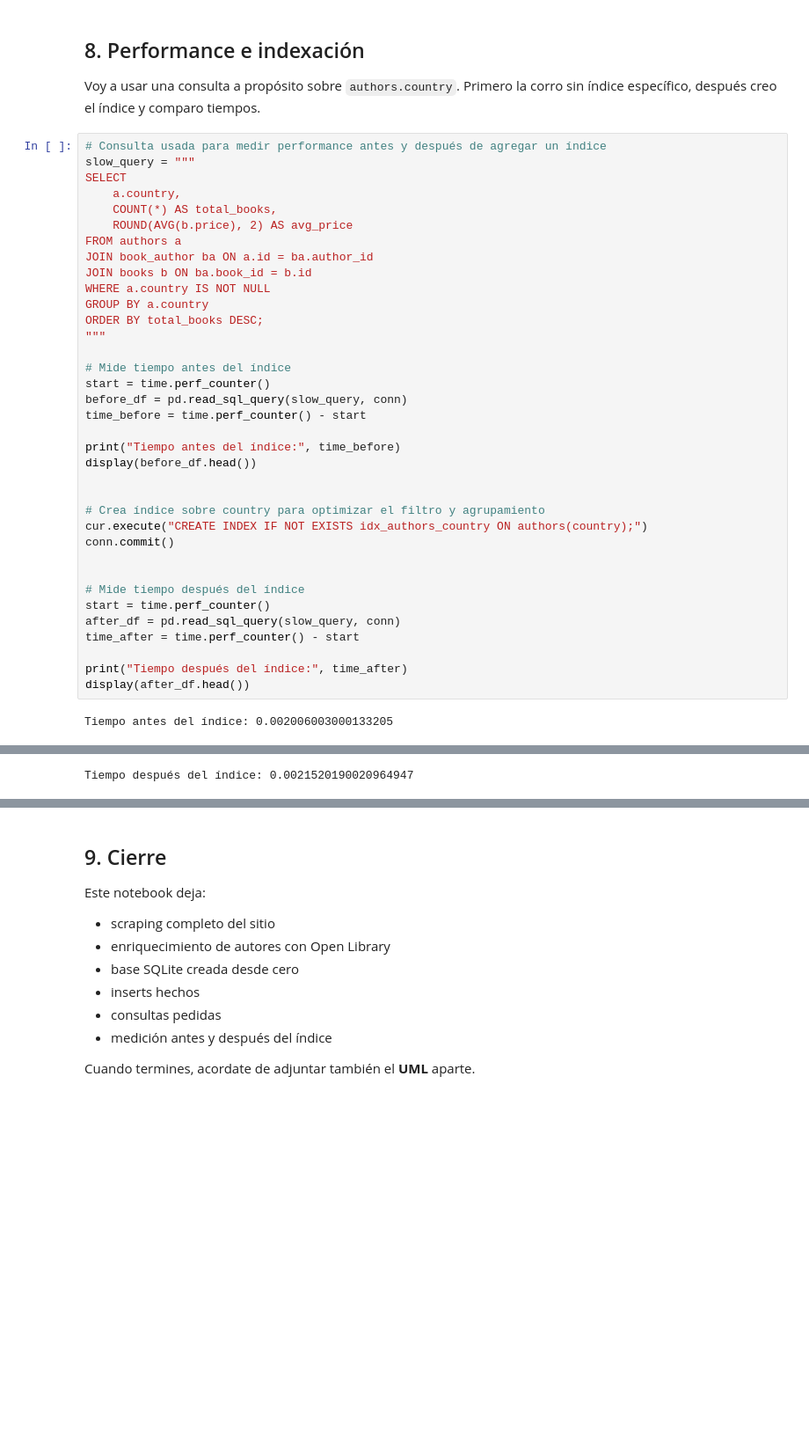
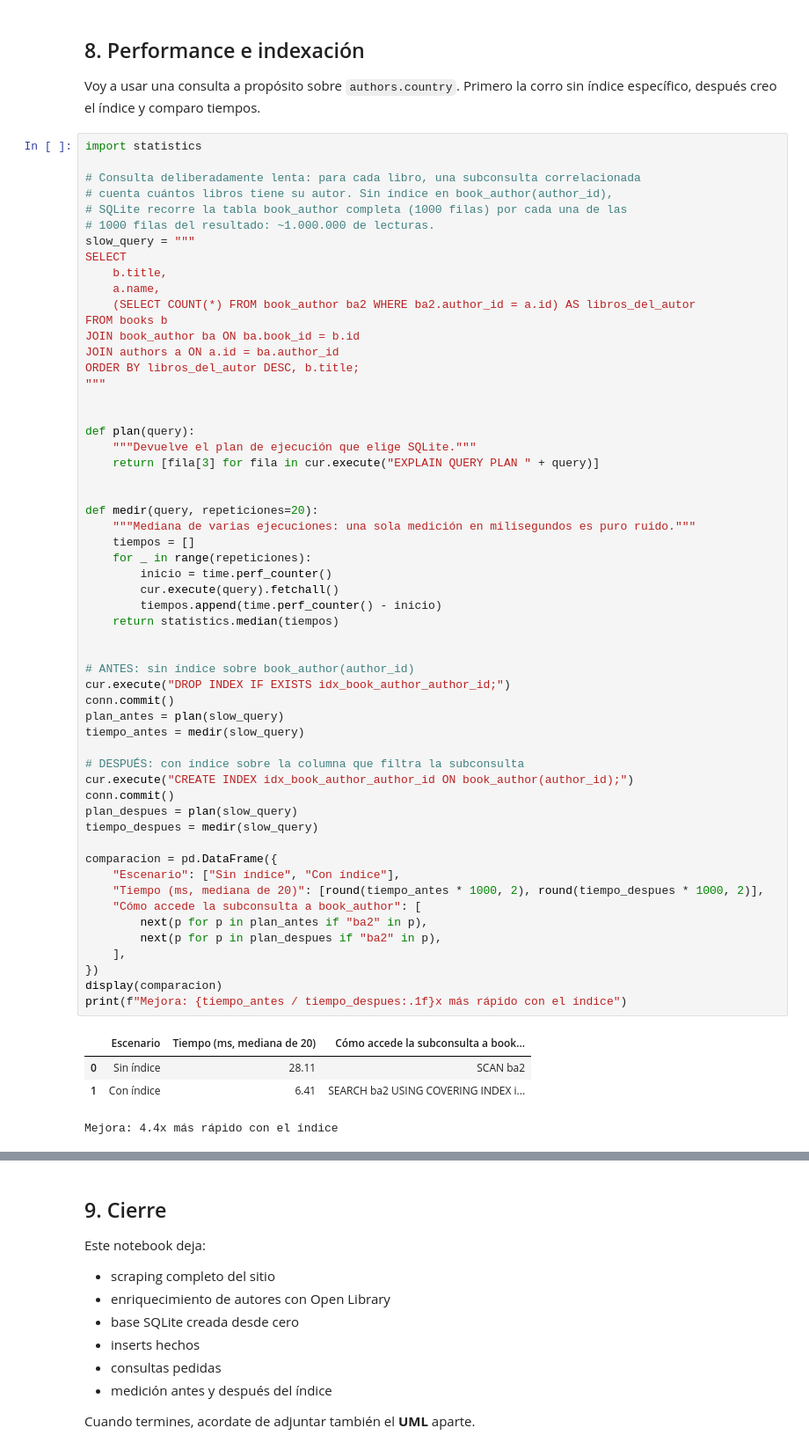
Before and after one commit to GuilleLopezDM/C4_The_Huddle, a Jupyter notebook: Challenge_4.ipynb, the cells around one changed output, grey strips where cells are left out. Shown at 88% size. Saved outputs shown, nothing was run; the diff lists cells and outputs as text; blank space fills up the shorter version.

Commit message:
perf: medir el índice con una subconsulta correlacionada y EXPLAIN QUERY PLAN

```diff
--- a/Challenge_4.ipynb
+++ b/Challenge_4.ipynb
@@ -833,40 +833,63 @@ Consulta 5
 Voy a usar una consulta a propósito sobre `authors.country`.
 Primero la corro sin índice específico, después creo el índice y comparo tiempos.
 # %%
-# Consulta usada para medir performance antes y después de agregar un índice
+import statistics
+
+# Consulta deliberadamente lenta: para cada libro, una subconsulta correlacionada
+# cuenta cuántos libros tiene su autor. Sin índice en book_author(author_id),
+# SQLite recorre la tabla book_author completa (1000 filas) por cada una de las
+# 1000 filas del resultado: ~1.000.000 de lecturas.
 slow_query = """
 SELECT
-    a.country,
-    COUNT(*) AS total_books,
-    ROUND(AVG(b.price), 2) AS avg_price
-FROM authors a
-JOIN book_author ba ON a.id = ba.author_id
-JOIN books b ON ba.book_id = b.id
-WHERE a.country IS NOT NULL
-GROUP BY a.country
-ORDER BY total_books DESC;
+    b.title,
+    a.name,
+    (SELECT COUNT(*) FROM book_author ba2 WHERE ba2.author_id = a.id) AS libros_del_autor
+FROM books b
+JOIN book_author ba ON ba.book_id = b.id
+JOIN authors a ON a.id = ba.author_id
+ORDER BY libros_del_autor DESC, b.title;
 """
 
-# Mide tiempo antes del índice
-start = time.perf_counter()
-before_df = pd.read_sql_query(slow_query, conn)
-time_before = time.perf_counter() - start
 
-print("Tiempo antes del índice:", time_before)
-display(before_df.head())
+def plan(query):
+    """Devuelve el plan de ejecución que elige SQLite."""
+    return [fila[3] for fila in cur.execute("EXPLAIN QUERY PLAN " + query)]
 
 
-# Crea índice sobre country para optimizar el filtro y agrupamiento
-cur.execute("CREATE INDEX IF NOT EXISTS idx_authors_country ON authors(country);")
-conn.commit()
+def medir(query, repeticiones=20):
+    """Mediana de varias ejecuciones: una sola medición en milisegundos es puro ruido."""
+    tiempos = []
+    for _ in range(repeticiones):
+        inicio = time.perf_counter()
+        cur.execute(query).fetchall()
+        tiempos.append(time.perf_counter() - inicio)
+    return statistics.median(tiempos)
 
 
-# Mide tiempo después del índice
-start = time.perf_counter()
-after_df = pd.read_sql_query(slow_query, conn)
-time_after = time.perf_counter() - start
+# ANTES: sin índice sobre book_author(author_id)
+cur.execute("DROP INDEX IF EXISTS idx_book_author_author_id;")
+conn.commit()
+plan_antes = plan(slow_query)
+tiempo_antes = medir(slow_query)
 
-print("Tiempo después del índice:", time_after)
-display(after_df.head())
+# DESPUÉS: con índice sobre la columna que filtra la subconsulta
+cur.execute("CREATE INDEX idx_book_author_author_id ON book_author(author_id);")
+conn.commit()
+plan_despues = plan(slow_query)
+tiempo_despues = medir(slow_query)
+
+comparacion = pd.DataFrame({
+    "Escenario": ["Sin índice", "Con índice"],
+    "Tiempo (ms, mediana de 20)": [round(tiempo_antes * 1000, 2), round(tiempo_despues * 1000, 2)],
+    "Cómo accede la subconsulta a book_author": [
+        next(p for p in plan_antes if "ba2" in p),
+        next(p for p in plan_despues if "ba2" in p),
+    ],
+})
+display(comparacion)
+print(f"Mejora: {tiempo_antes / tiempo_despues:.1f}x más rápido con el índice")
 # %% [output]
+|  | Escenario | Tiempo (ms, mediana de 20) | Cómo accede la subconsulta a book... |
+| 0 | Sin índice | 28.11 | SCAN ba2 |
+| 1 | Con índice | 6.41 | SEARCH ba2 USING COVERING INDEX i... |
-Tiempo antes del índice: 0.002006003000133205
+Mejora: 4.4x más rápido con el índice
@@ -879 +895,0 @@ Tiempo antes del índice: 0.002006003000133205
-Tiempo después del índice: 0.0021520190020964947
```
Also changed, not shown: parts of 2 cells of this notebook.
